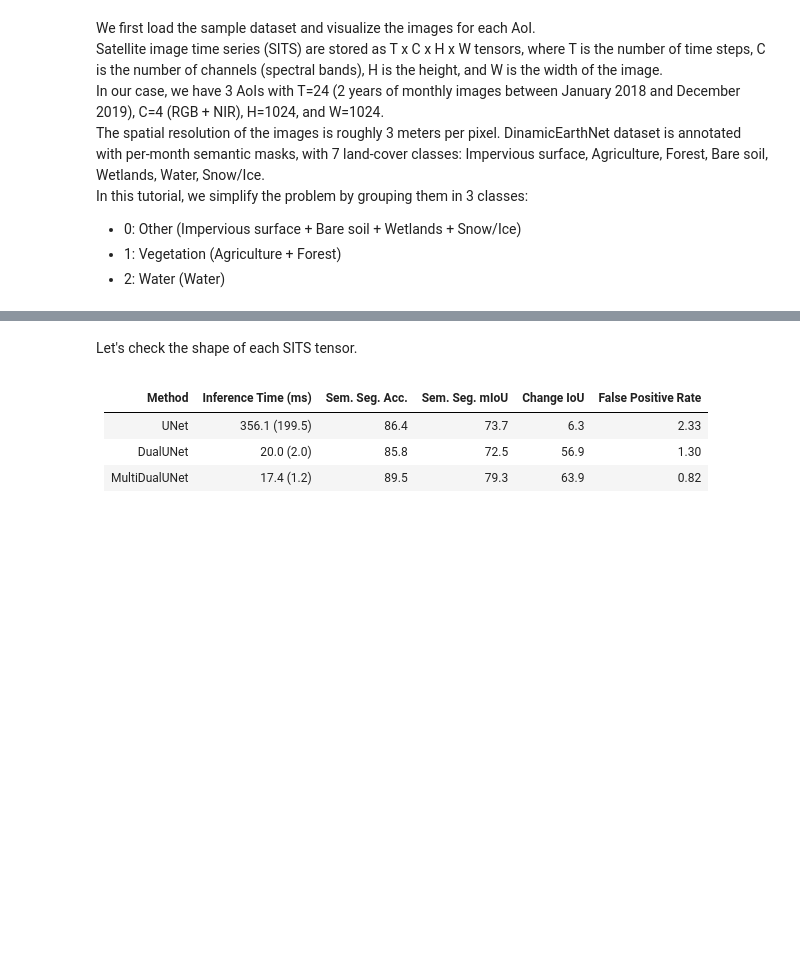
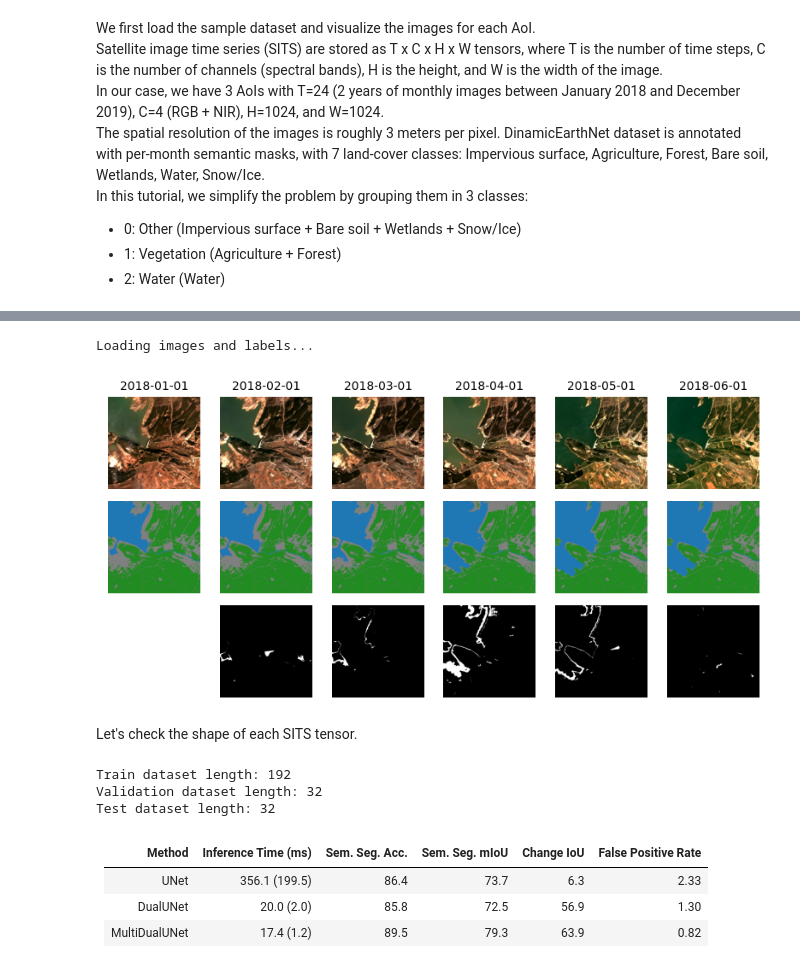
Before and after one commit to ElliotVincent/iadf_tutorial, a Jupyter notebook: tutorial_3.ipynb, the cells around one changed output, grey strips where cells are left out. Cells and saved outputs as stored; diff of their text form; code cells hidden in the pictures; blank space fills up the shorter version.

```diff
--- a/tutorial_3.ipynb
+++ b/tutorial_3.ipynb
@@ -76,6 +76,7 @@ DYNAMICEARTHNET_CLASSES = {
 }
 
 DATES = [f"{yyyy}-{mm:02d}-01" for yyyy in range(2018, 2020) for mm in range(1, 13)]
+DATES_S2 = [f"{yyyy}_{mm:02d}" for yyyy in range(2018, 2020) for mm in range(1, 13)]
 
 # Utility function to perform percentile stretching on the image for better visualization
 def percentile_stretch(img, low=2, high=98):
@@ -131,6 +132,9 @@ def plot_time_series(images, labels, num_images=10):
 def load_time_series(path):
     return np.stack([rasterio.open(f"{path}/{date}.tif").read() for date in DATES], axis=0)[:, [2, 1, 0, 3]]
 
+def load_time_series_s2(path):
+    return np.stack([rasterio.open(f"{path}/{date}.tif").read() for date in DATES_S2], axis=0)[:, [0, 1, 2, 3, 4, 5, 6, 7, 10, 11]]
+
 def load_labels(path):
     labels = np.load(f'{path}.npy')
     labels = np.where(labels == 2, 1, labels)
@@ -157,10 +181,14 @@ In this tutorial, we simplify the problem by grouping them in 3 classes:
 # %%
 aoi_name = '3998_3016_13'
 
 print(f"Loading images and labels...")
 images = load_time_series(aoi_name)
+images_s2 = load_time_series_s2(aoi_name)
 labels = load_labels(aoi_name)
 plot_time_series(images, labels, num_images=6)
+# %% [output]
+Loading images and labels...
+[figure, added]
 # %% [markdown]
 Let's check the shape of each SITS tensor.
 # %%
@@ -209,20 +242,27 @@ class SITSDataset(torch.utils.data.Dataset):
         return imgs, labs
 # %%
 train_set = SITSDataset(data=images,
+                        data_s2=images_s2,
                         labels=labels,
                         split='train', norm=True, num_classes=3, augment=True)
 
 val_set = SITSDataset(data=images,
+                      data_s2=images_s2,
                       labels=labels,
                       split='val', norm=True, num_classes=3)
 
 test_set = SITSDataset(data=images,
+                      data_s2=images_s2,
                       labels=labels,
                       split='test', norm=True, num_classes=3)
 
 print(f"Train dataset length: {len(train_set)}")
 print(f"Validation dataset length: {len(val_set)}")
 print(f"Test dataset length: {len(test_set)}")
+# %% [output]
+Train dataset length: 192
+Validation dataset length: 32
+Test dataset length: 32
 # %%
 def compute_metrics(confusion_matrix):
     # Compute overall accuracy
```
Also changed, not shown: parts of 7 cells of this notebook.
